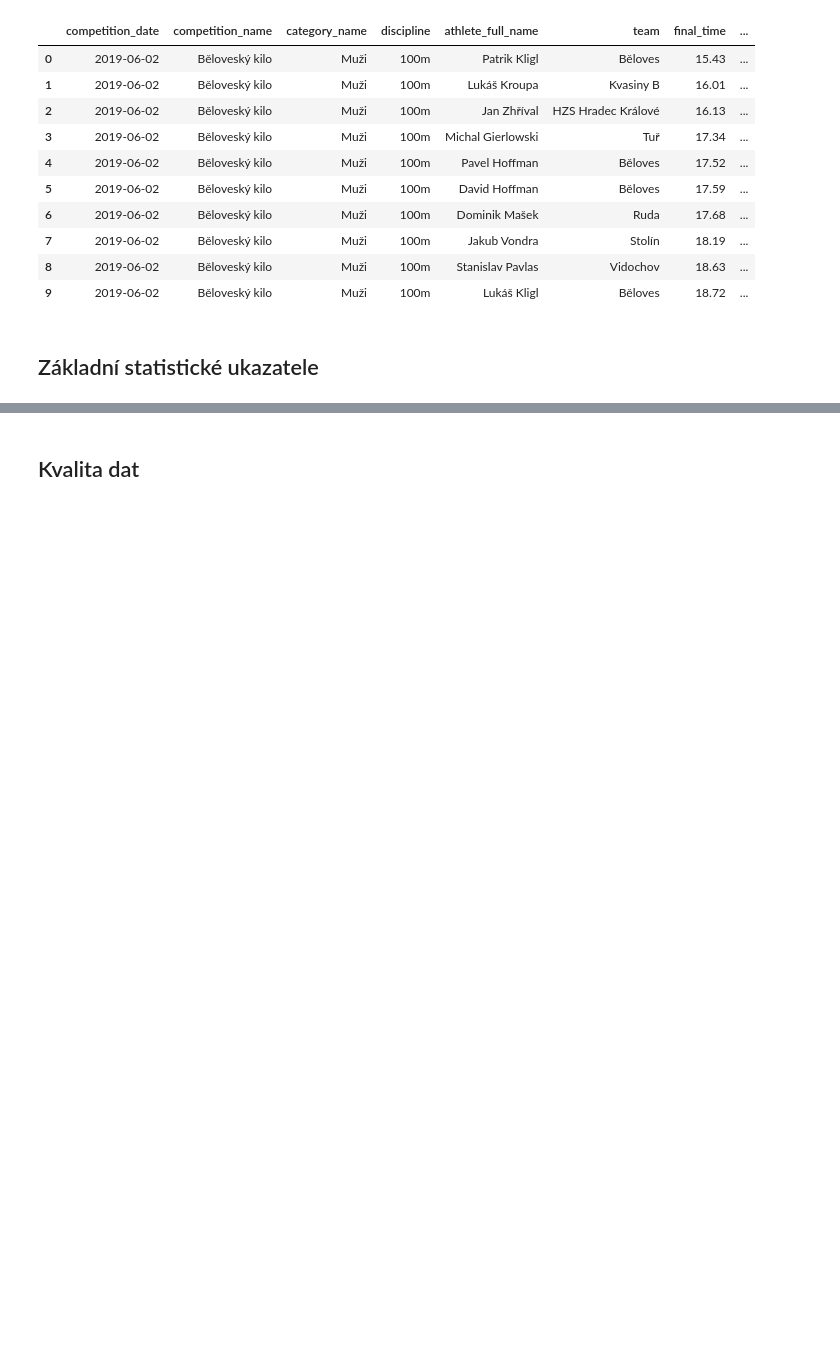
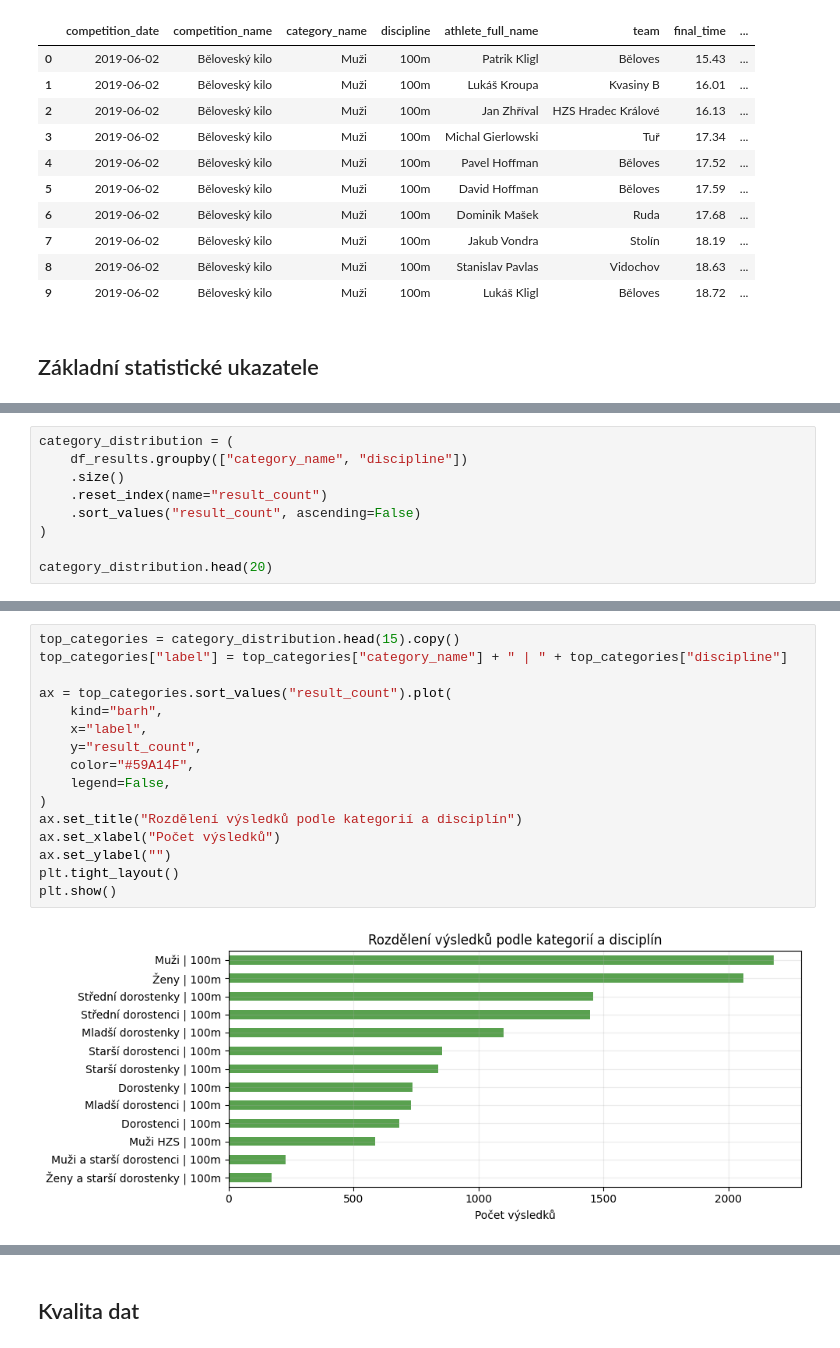
Before and after one commit to adelaleppeltova/firesport-app, a Jupyter notebook: docs/notebooks/eda.ipynb, the cells around one changed output, grey strips where cells are left out. Cells and saved outputs as stored; diff of their text form; blank space fills up the shorter version.

```diff
--- a/docs/notebooks/eda.ipynb
+++ b/docs/notebooks/eda.ipynb
@@ -115,0 +183,9 @@ dtype: float64
+# %%
+category_distribution = (
+    df_results.groupby(["category_name", "discipline"])
+    .size()
+    .reset_index(name="result_count")
+    .sort_values("result_count", ascending=False)
+)
+
+category_distribution.head(20)
@@ -115,0 +207,18 @@ dtype: float64
+# %%
+top_categories = category_distribution.head(15).copy()
+top_categories["label"] = top_categories["category_name"] + " | " + top_categories["discipline"]
+
+ax = top_categories.sort_values("result_count").plot(
+    kind="barh",
+    x="label",
+    y="result_count",
+    color="#59A14F",
+    legend=False,
+)
+ax.set_title("Rozdělení výsledků podle kategorií a disciplín")
+ax.set_xlabel("Počet výsledků")
+ax.set_ylabel("")
+plt.tight_layout()
+plt.show()
+# %% [output]
+[figure, added]
```
Also changed, not shown: parts of 22 cells of this notebook.
